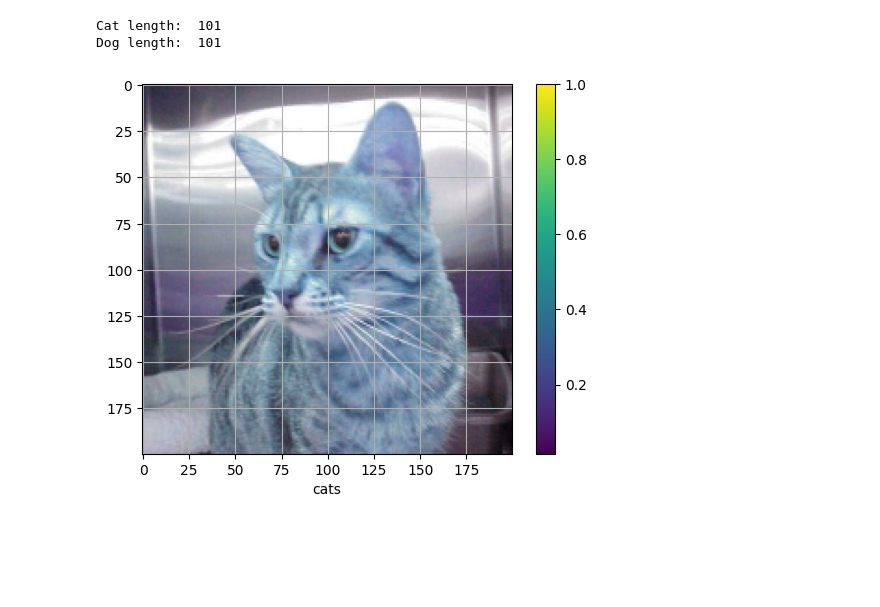
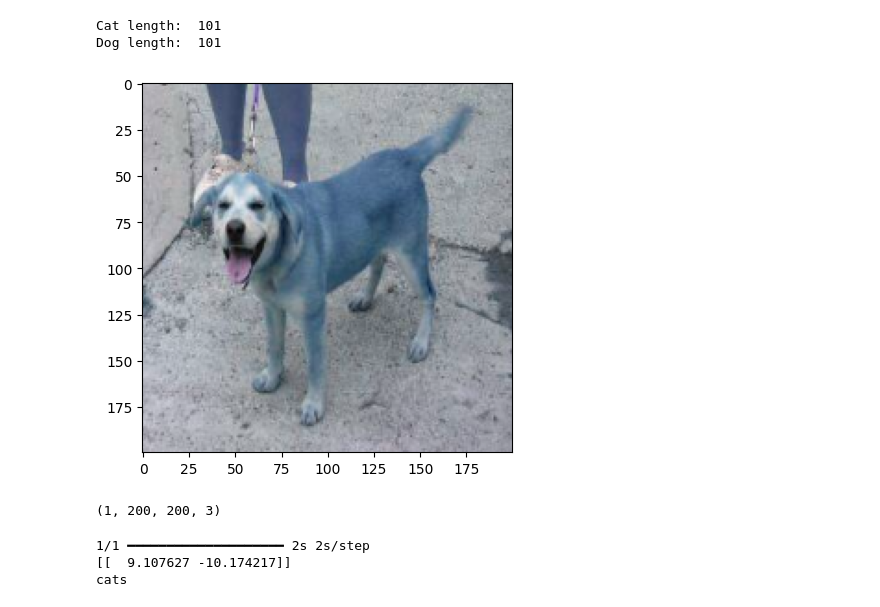
Before and after one commit to jamesteckyio/ai, a Jupyter notebook: transformer.ipynb, the cells around one changed output. Cells and saved outputs as stored; diff of their text form; code cells hidden in the pictures; blank space fills up the shorter version.

```diff
--- a/transformer.ipynb
+++ b/transformer.ipynb
@@ -296,19 +309,32 @@ print("Dog length: ", len(dog_test))
 Cat length:  101
 Dog length:  101
 # %%
-predict_index = 45
+predict_index = 39
 # Grab an image from the test dataset.
-image = cat_test[predict_index]
+image = dog_test[predict_index]
 img = cv2.imread(str(image))
 
 resize_img = cv2.resize(img, (image_size, image_size))
 resize_img = resize_img / 255.0
 
 plt.figure()
 plt.imshow(resize_img)
-plt.colorbar()
-plt.grid(True)
-plt.xlabel(class_names[0])
 plt.show()
+
+# Add the image to a batch where it's the only member.
+resize_img = (np.expand_dims(resize_img,0))
+
+print(resize_img.shape)
 # %% [output]
-[figure, old version]
+[figure, new version]
+(1, 200, 200, 3)
+# %%
+predictions_single = history.model.predict(resize_img)
+predictions_label = class_names[np.argmax(predictions_single[0])]
+
+print(predictions_single)
+print(predictions_label)
+# %% [output]
+1/1 ━━━━━━━━━━━━━━━━━━━━ 2s 2s/step
+[[  9.107627 -10.174217]]
+cats
```
Also changed, not shown: parts of 15 cells of this notebook, 8 other files.
